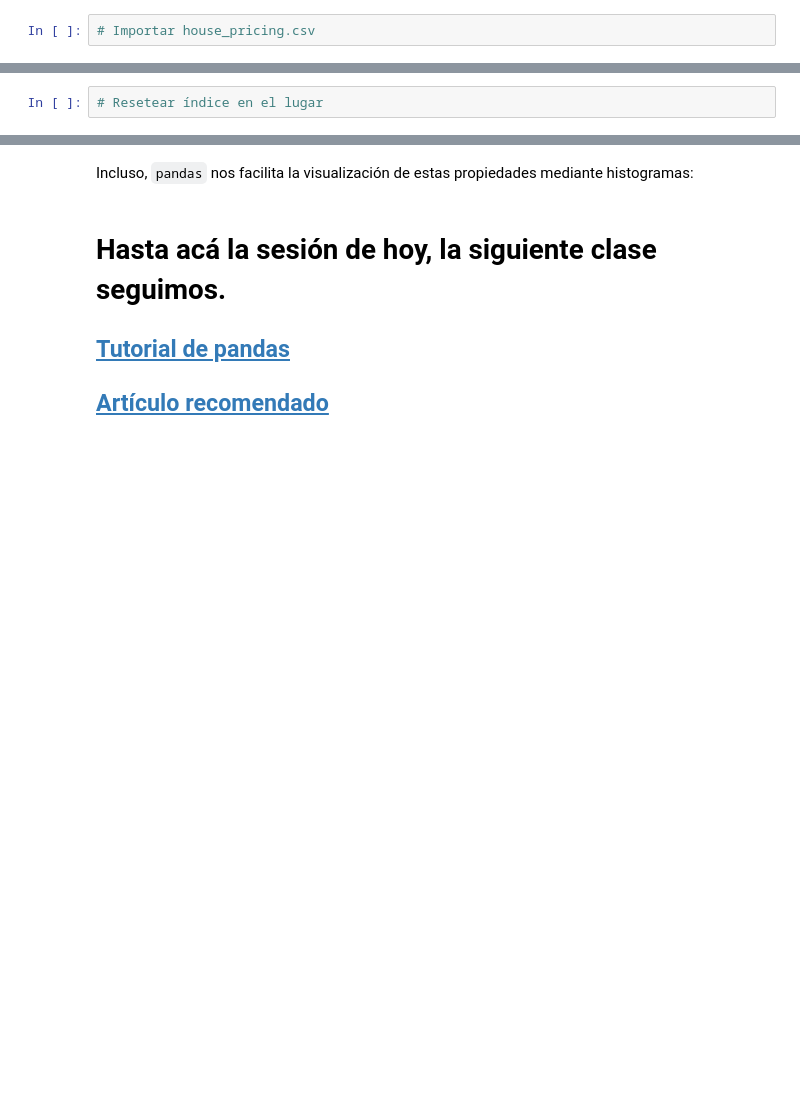
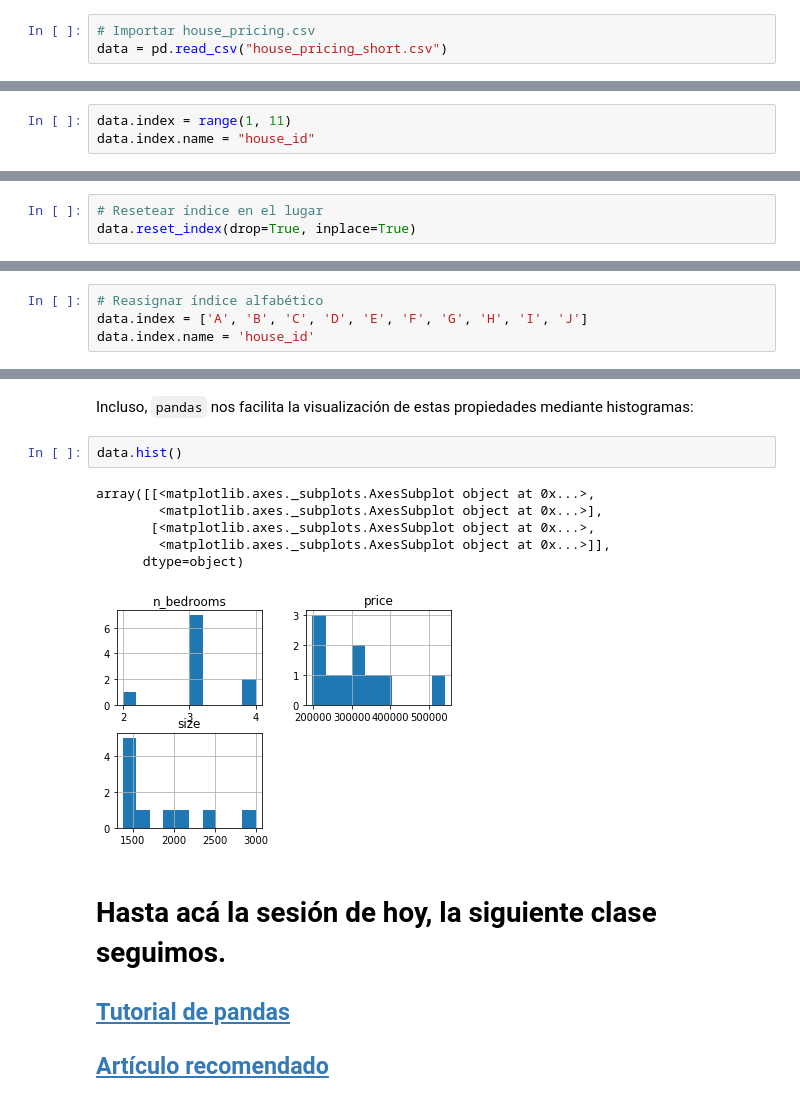
Before and after one commit to esjimenezro/pda_course, a Jupyter notebook: Sesion1/2pandas.ipynb, the cells around one changed output, grey strips where cells are left out. Drawn from its saved outputs; the diff is of its cells as text; blank space fills up the shorter version.

```diff
--- a/Sesion1/2pandas.ipynb
+++ b/Sesion1/2pandas.ipynb
@@ -58,5 +78,6 @@ El primer paso para comenzar a trabajar con datos es importarlos. Lo podemos hac
 Importemos los datos:
 # %%
 # Importar house_pricing.csv
+data = pd.read_csv("house_pricing_short.csv")
 # %%
 # Observar los datos
@@ -65,2 +102,5 @@ Importemos los datos:
 # %% [markdown]
 Hagamos que el índice represente el identificador de cada casa:
+# %%
+data.index = range(1, 11)
+data.index.name = "house_id"
@@ -103,3 +214,4 @@ Mejor con ejemplos:
 Para un mejor entendimiento de esta parte, reetiquetaremos la numeración de clientes con una "numeración" alfabética. Es decir: 1-A, 2-B, ..., 10-J.
 # %%
 # Resetear índice en el lugar
+data.reset_index(drop=True, inplace=True)
@@ -107,0 +232,4 @@ Para un mejor entendimiento de esta parte, reetiquetaremos la numeración de cli
+# %%
+# Reasignar índice alfabético
+data.index = ['A', 'B', 'C', 'D', 'E', 'F', 'G', 'H', 'I', 'J']
+data.index.name = 'house_id'
@@ -176,5 +461,14 @@ Es mucho más conveniente resumir las variables por medio de medidas estadístic
 # %% [markdown]
 Incluso, `pandas` nos facilita la visualización de estas propiedades mediante histogramas:
+# %%
+data.hist()
+# %% [output]
+array([[<matplotlib.axes._subplots.AxesSubplot object at 0x...>,
+        <matplotlib.axes._subplots.AxesSubplot object at 0x...>],
+       [<matplotlib.axes._subplots.AxesSubplot object at 0x...>,
+        <matplotlib.axes._subplots.AxesSubplot object at 0x...>]],
+      dtype=object)
+[figure, added]
 # %% [markdown]
 # Hasta acá la sesión de hoy, la siguiente clase seguimos.
 
```
Also changed, not shown: parts of 32 cells of this notebook, 1 other file.
